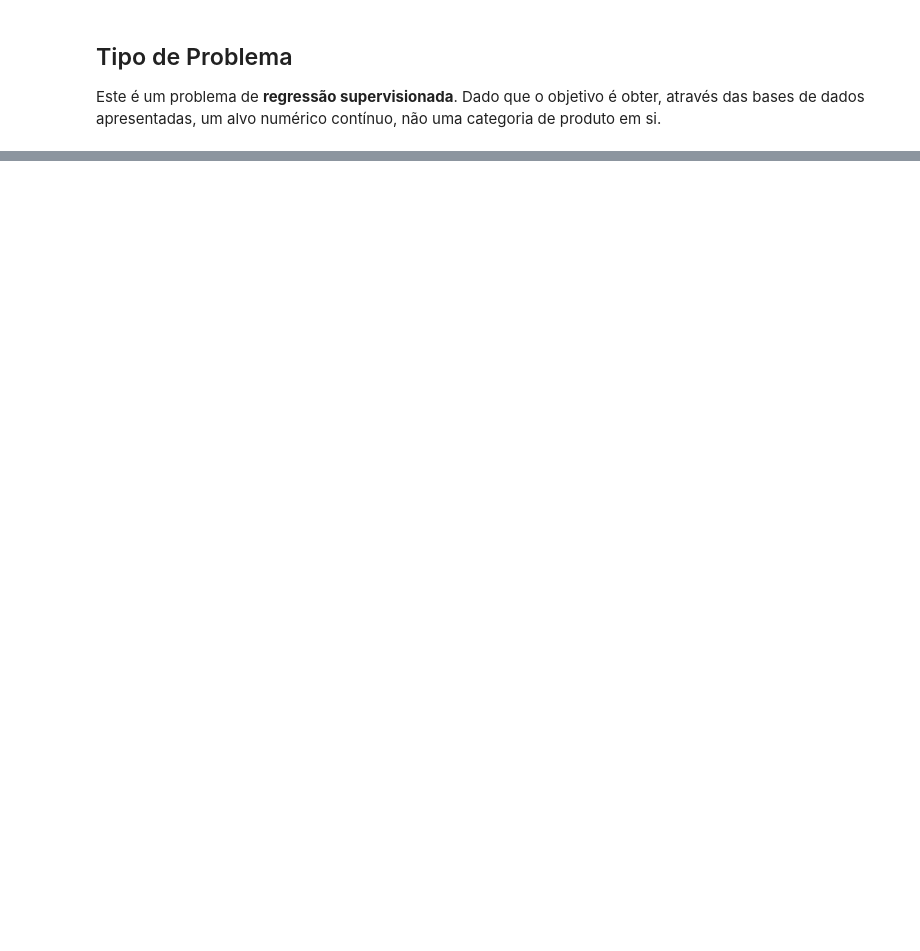
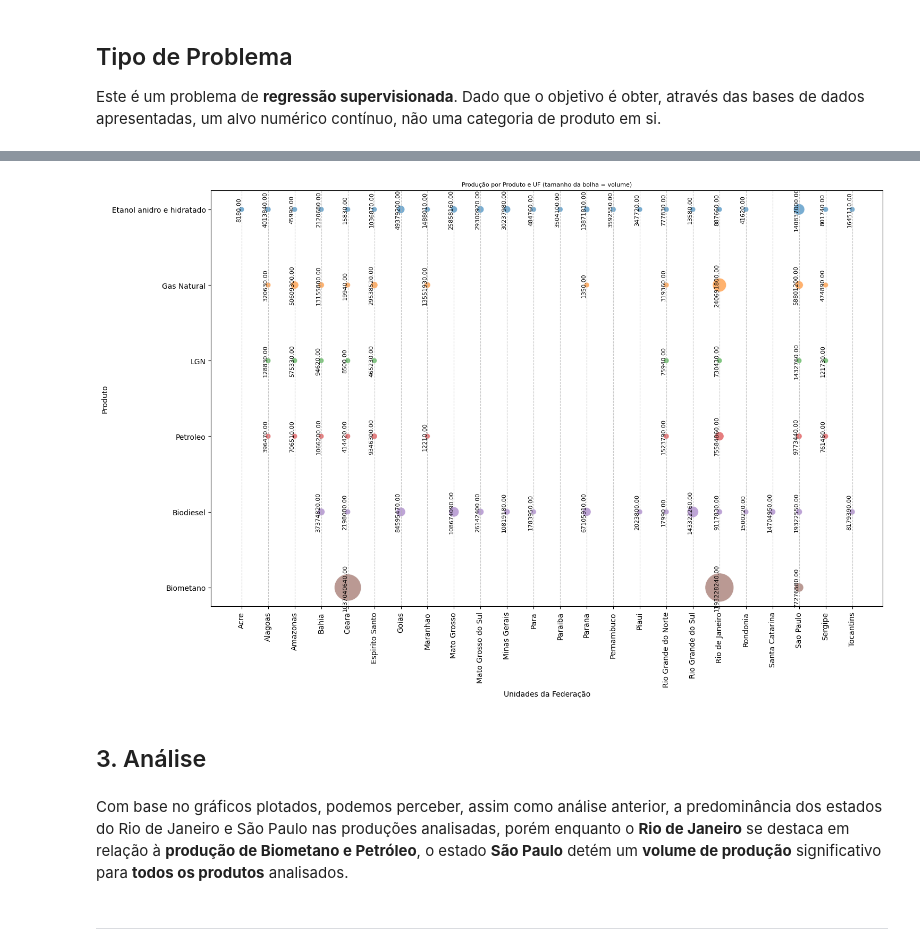
Before and after one commit to andrevital001/PUC, a Jupyter notebook: MVP_André_Vital.ipynb, the cells around one changed output, grey strips where cells are left out. Cells and saved outputs as stored; diff of their text form; code cells hidden in the pictures; blank space fills up the shorter version.

```diff
--- a/MVP_André_Vital.ipynb
+++ b/MVP_André_Vital.ipynb
@@ -421,0 +675,55 @@ As três hipóteses levantadas foram validadas:
+# %%
+# Agrupar por UF e Produto, somando a produção
+df_bolhas = df.groupby(['Unidades da Federacao', 'Produto'], as_index=False)['Producao'].sum()
+
+# Tamanho da bolha proporcional ao volume (ajustado para visualização)
+df_bolhas['Tamanho'] = df_bolhas['Producao'] / df_bolhas['Producao'].max() * 1000
+
+# Criar gráfico de bolhas com seaborn
+plt.figure(figsize=(15, 10))
+bubble = sns.scatterplot(
+    data=df_bolhas,
+    x='Unidades da Federacao',
+    y='Produto',
+    size='Tamanho',
+    hue='Produto',
+    alpha=0.6,
+    palette='tab10',
+    sizes=(50, 1500),
+    legend=False
+)
+
+# Adicionar rótulo de valor em notação científica
+for i, row in df_bolhas.iterrows():
+    plt.text(
+        row['Unidades da Federacao'],
+        row['Produto'],
+        f"{row['Producao']:.2f}",
+        rotation = 'vertical',
+        fontsize=8,
+        ha='right',
+        va='center',
+        color='black'
+    )
+
+# Títulos e ajustes
+plt.title('Produção por Produto e UF (tamanho da bolha = volume)', fontsize=8)
+plt.xlabel('Unidades da Federação')
+plt.ylabel('Produto')
+plt.xticks(rotation=90)
+
+# Adicionar grid no eixo X
+plt.grid(axis='x', linestyle='--', alpha=0.7)
+
+plt.tight_layout()
+plt.show()
+# %% [output]
+[figure, added]
+# %% [markdown]
+## 3. Análise
+# %% [markdown]
+Com base no gráficos plotados, podemos perceber, assim como análise anterior, a predominância dos estados do Rio de Janeiro e São Paulo nas produções analisadas, porém enquanto o **Rio de Janeiro** se destaca em relação à **produção de Biometano e Petróleo**, o estado **São Paulo** detém um **volume de produção** significativo para **todos os produtos** analisados.
+# %% [markdown]
+
+
+---
```
Also changed, not shown: parts of 112 cells of this notebook.
